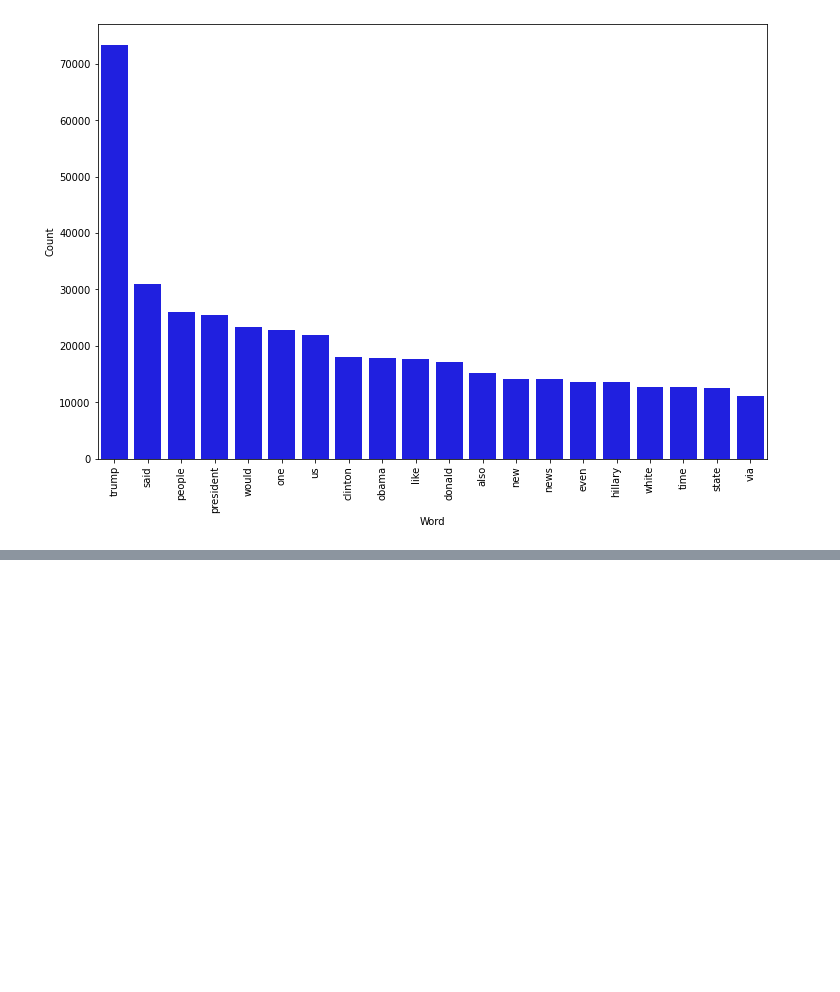
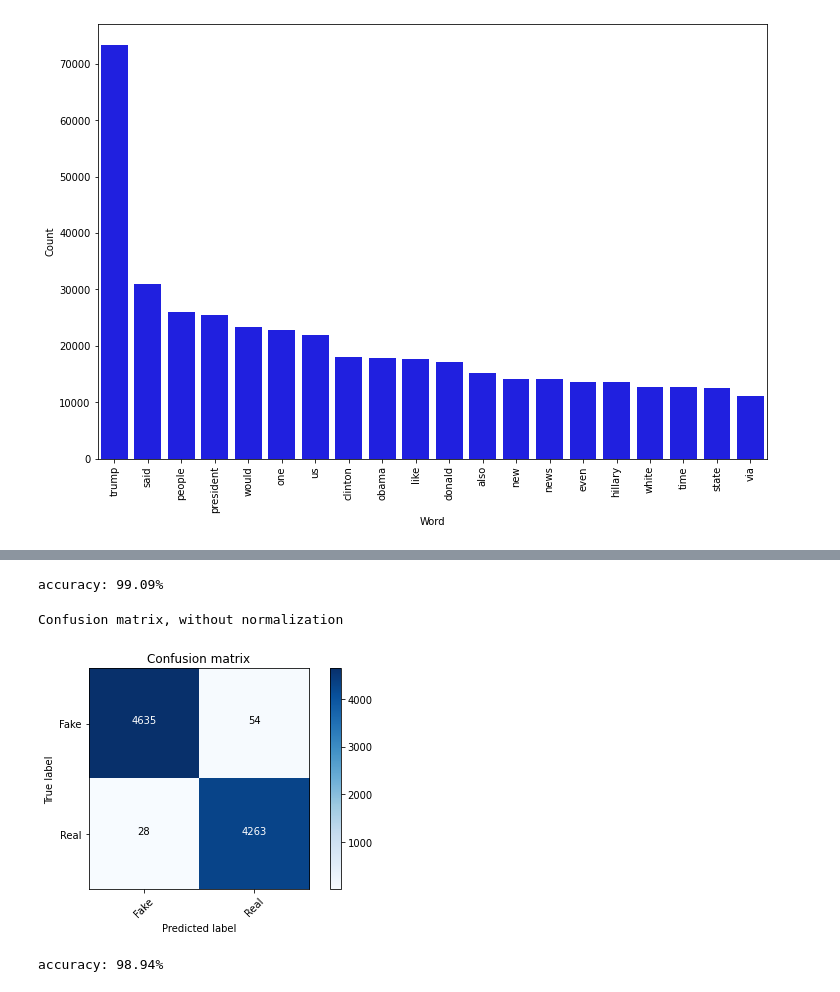
Before and after one commit to mounika-0124/Fake_News_Detection, a Jupyter notebook: fake_news_detection.ipynb, the cells around one changed output, grey strips where cells are left out. Cells and saved outputs as stored; diff of their text form; code cells hidden in the pictures; blank space fills up the shorter version.

Commit message:
Updated one with all classifiers

```diff
--- a/fake_news_detection.ipynb
+++ b/fake_news_detection.ipynb
@@ -216,0 +217,35 @@ Confusion matrix, without normalization
+# %%
+from sklearn.linear_model import LogisticRegression
+
+pipe = Pipeline([('vect', CountVectorizer()),
+                 ('tfidf', TfidfTransformer()),
+                 ('model', LogisticRegression())])
+
+# Fitting the model
+model = pipe.fit(X_train, y_train)
+
+# Accuracy
+prediction = model.predict(X_test)
+print("accuracy: {}%".format(round(accuracy_score(y_test, prediction)*100,2)))
+dct['Logistic Regression'] = round(accuracy_score(y_test, prediction)*100,2)
+# %% [output]
+accuracy: 99.09%
+# %%
+cm = metrics.confusion_matrix(y_test, prediction)
+plot_confusion_matrix(cm, classes=['Fake', 'Real'])
+# %% [output]
+Confusion matrix, without normalization
+[figure, added]
+# %%
+from sklearn.ensemble import RandomForestClassifier
+
+pipe = Pipeline([('vect', CountVectorizer()),
+                 ('tfidf', TfidfTransformer()),
+                 ('model', RandomForestClassifier(n_estimators=50, criterion="entropy"))])
+
+model = pipe.fit(X_train, y_train)
+prediction = model.predict(X_test)
+print("accuracy: {}%".format(round(accuracy_score(y_test, prediction)*100,2)))
+dct['Random Forest'] = round(accuracy_score(y_test, prediction)*100,2)
+# %% [output]
+accuracy: 98.94%
```
Also changed, not shown: parts of 10 cells of this notebook.
